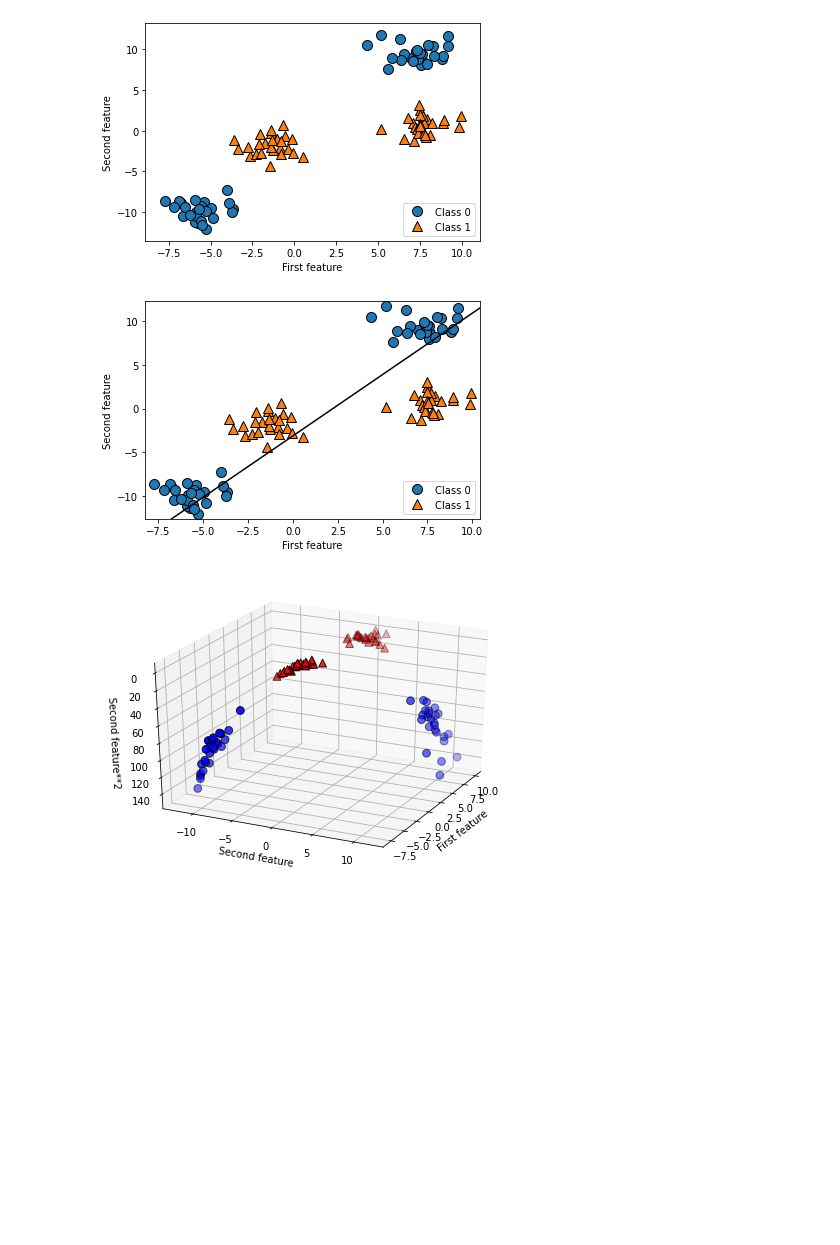
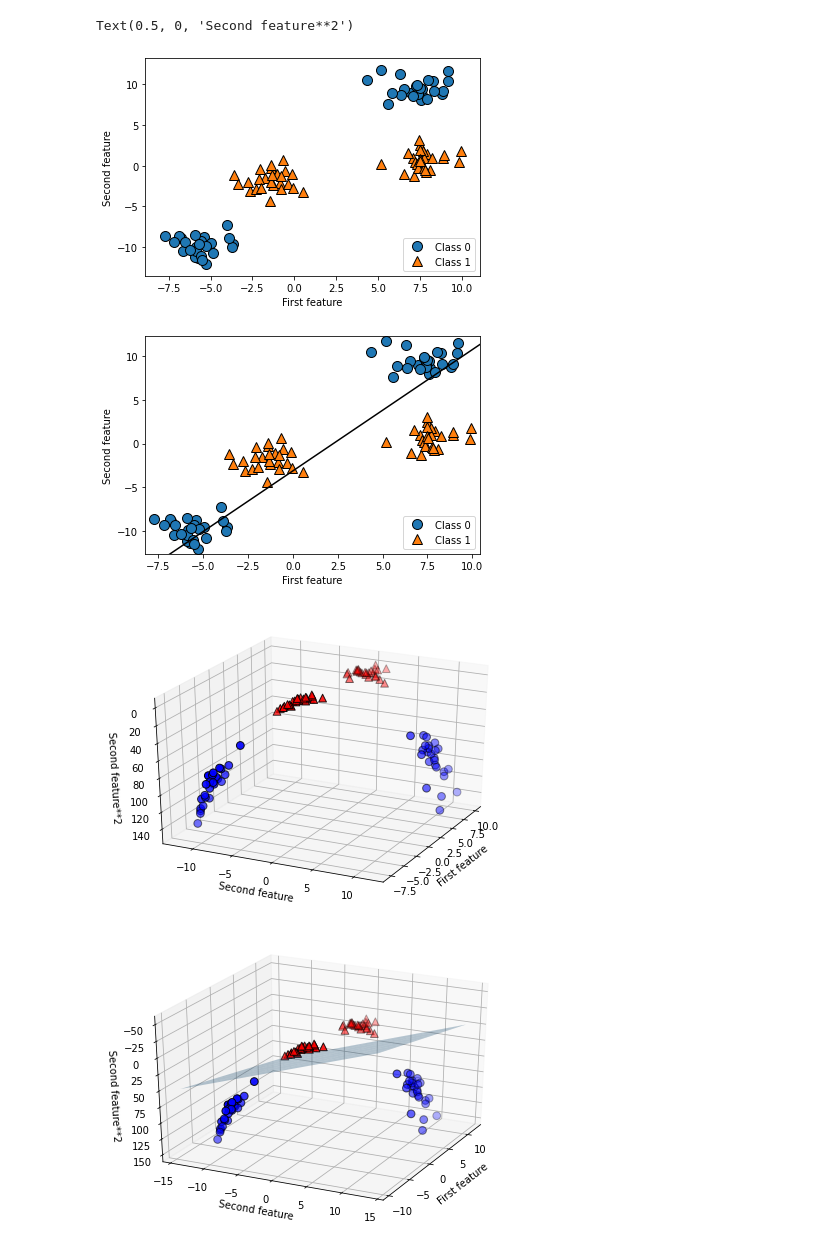
Before and after one commit to snowboarder-hk/hello-world, a Jupyter notebook: learn_svc_2.ipynb, the cells around one changed output. Cells and saved outputs as stored; diff of their text form; code cells hidden in the pictures; blank space fills up the shorter version.

```diff
--- a/learn_svc_2.ipynb
+++ b/learn_svc_2.ipynb
@@ -31,4 +3,14 @@ Successfully installed mglearn-0.1.7
 # %%
+import pip
+!pip install mglearn
+
+import numpy as np
+import matplotlib.pyplot as plt
+import mglearn
+from sklearn.svm import LinearSVC
+from sklearn.datasets import make_blobs
+from mpl_toolkits.mplot3d import Axes3D
+
 X,y = make_blobs(centers=4,random_state=8)
 y = y%2
 
@@ -75,16 +57,16 @@ ax.set_xlabel("First feature")
 ax.set_ylabel("Second feature")
 ax.set_zlabel("Second feature**2")
 
-linear_svm_3d = LineaerSVC().fit(X_new,y)
+linear_svm_3d = LinearSVC().fit(X_new,y)
 coef,intercept = linear_svm_3d.coef_.ravel(),linear_svm_3d.intercept_
 
 figure = plt.figure()
-ax = Aces3D(figure,elev=-152,azim=-26)
+ax = Axes3D(figure,elev=-152,azim=-26)
 
 xx = np.linspace(X_new[:,0].min()-2,X_new[:,0].max()+2,50)
 yy = np.linspace(X_new[:,1].min()-2,X_new[:,1].max()+2,50)
 
-XX,YY = np.mechgrid(xx,yy)
+XX,YY = np.meshgrid(xx,yy)
 ZZ = (coef[0]*XX + coef[1]*YY + intercept)/-coef[2]
 ax.plot_surface(XX,YY,ZZ,rstride = 8,cstride=8,alpha=0.3)
 
@@ -99,3 +96,5 @@ NameError: ignored
+Text(0.5, 0, 'Second feature**2')
 [figure]
 [figure]
 [figure]
+[figure, added]
```
Also changed, not shown: parts of 2 cells of this notebook.
